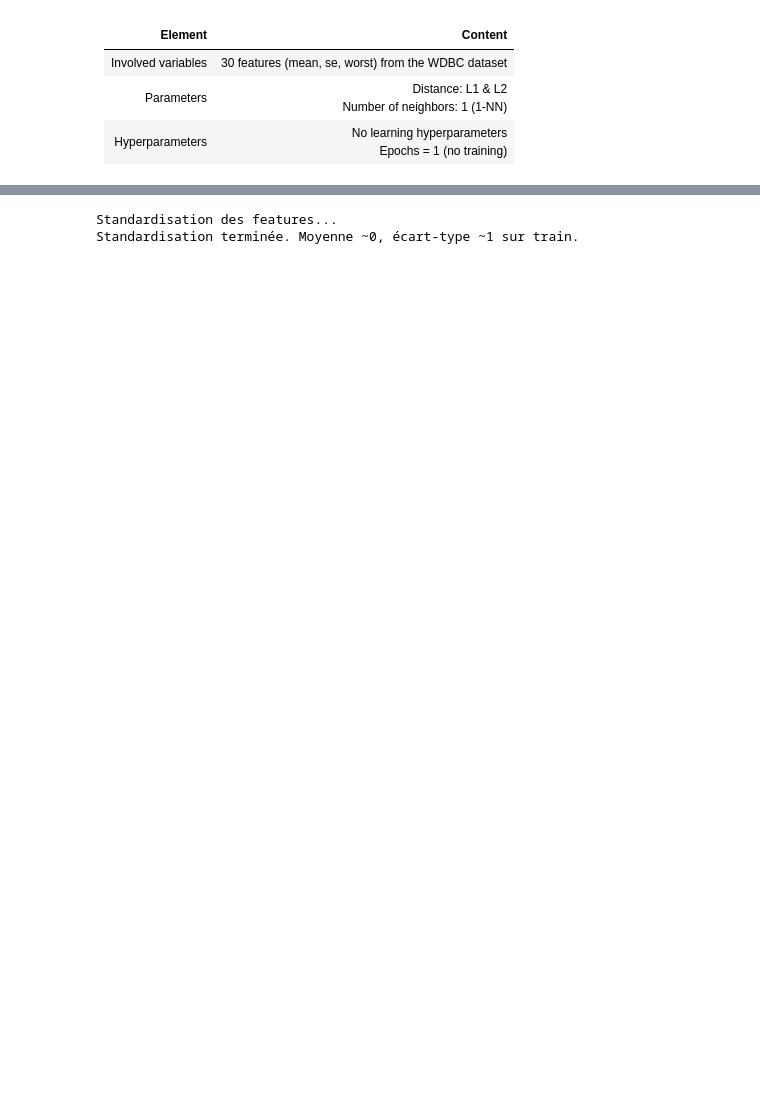
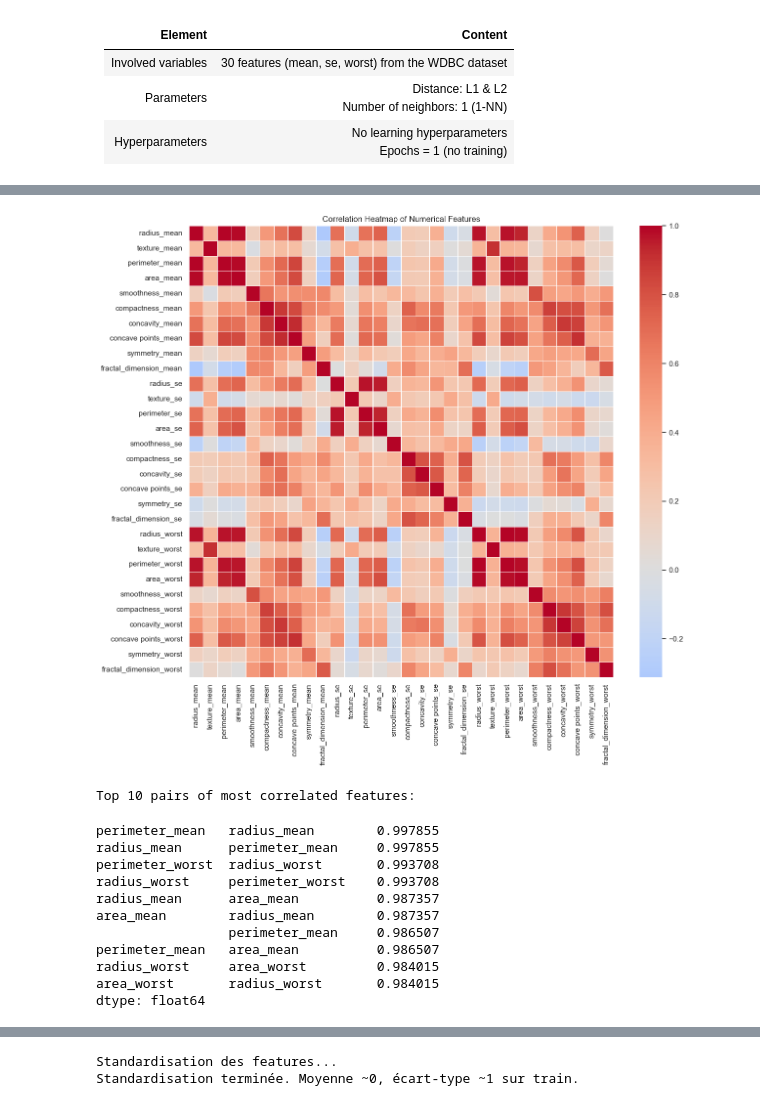
Before and after one commit to youssef060902/Algonomads_ML, a Jupyter notebook: Project.ipynb, the cells around one changed output, grey strips where cells are left out. Drawn from its saved outputs; the diff is of its cells as text; code cells hidden in the pictures; blank space fills up the shorter version.

```diff
--- a/Project.ipynb
+++ b/Project.ipynb
@@ -34,0 +179,38 @@ dso 3 : estimate the probability of a malignant breast cancer in the future .
+# %%
+# ============================================================
+# 8) Correlation Heatmap (Numerical Features Only)
+# ============================================================
+# Select only numerical features for correlation
+numeric_cols = df.select_dtypes(include=[np.number]).columns
+corr = df[numeric_cols].corr()
+
+plt.figure(figsize=(14, 12))
+sns.heatmap(corr, cmap="coolwarm", center=0, annot=False, linewidths=0.5)
+plt.title("Correlation Heatmap of Numerical Features")
+plt.show()
+
+# ============================================================
+# 9) Top Strongest Correlations
+# ============================================================
+def top_correlations(corr_matrix, n=10):
+    """Return the top n absolute correlations (excluding self-correlations)."""
+    corr_unstacked = corr_matrix.abs().unstack()
+    corr_unstacked = corr_unstacked[corr_unstacked < 1]  # Exclude correlations of 1 (self)
+    return corr_unstacked.sort_values(ascending=False).head(n)
+
+print("\nTop 10 pairs of most correlated features:")
+display(top_correlations(corr, n=10))
+# %% [output]
+[figure, added]
+Top 10 pairs of most correlated features:
+perimeter_mean   radius_mean        0.997855
+radius_mean      perimeter_mean     0.997855
+perimeter_worst  radius_worst       0.993708
+radius_worst     perimeter_worst    0.993708
+radius_mean      area_mean          0.987357
+area_mean        radius_mean        0.987357
+                 perimeter_mean     0.986507
+perimeter_mean   area_mean          0.986507
+radius_worst     area_worst         0.984015
+area_worst       radius_worst       0.984015
+dtype: float64
```
Also changed, not shown: parts of 40 cells of this notebook.
